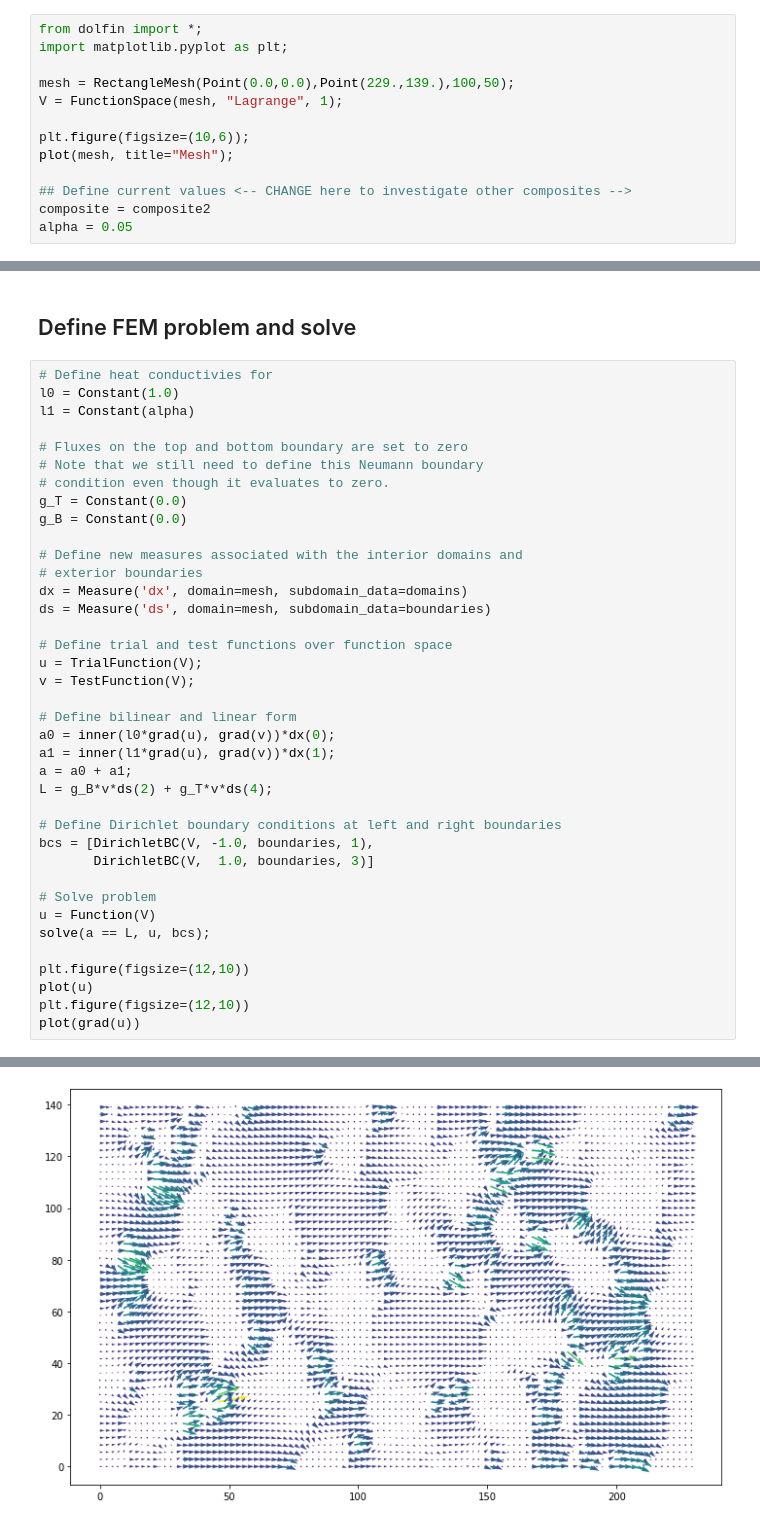
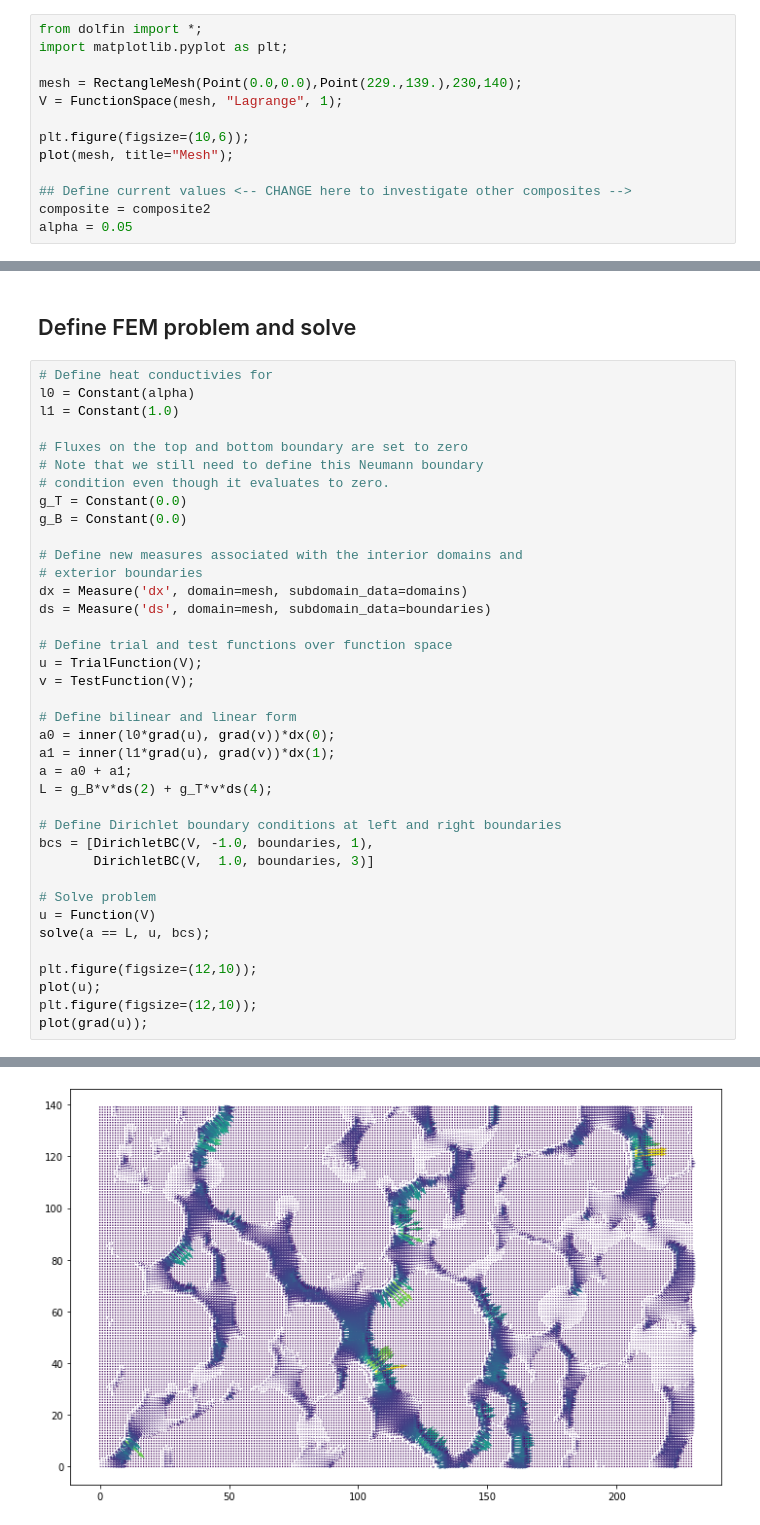
Before and after one commit to MaterialModelling/lab1, a Jupyter notebook: fem_composite.ipynb, the cells around one changed output, grey strips where cells are left out. Drawn from its saved outputs; the diff is of its cells as text.

```diff
--- a/fem_composite.ipynb
+++ b/fem_composite.ipynb
@@ -91,7 +83,7 @@ We will operate on a triangular mesh with piecewise linear functions
 from dolfin import *;
 import matplotlib.pyplot as plt;
 
-mesh = RectangleMesh(Point(0.0,0.0),Point(229.,139.),100,50);
+mesh = RectangleMesh(Point(0.0,0.0),Point(229.,139.),230,140);
 V = FunctionSpace(mesh, "Lagrange", 1);
 
 plt.figure(figsize=(10,6));
@@ -172,8 +164,8 @@ plot(domains);
 ## Define FEM problem and solve
 # %%
 # Define heat conductivies for
-l0 = Constant(1.0)
-l1 = Constant(alpha)
+l0 = Constant(alpha)
+l1 = Constant(1.0)
 
 # Fluxes on the top and bottom boundary are set to zero
 # Note that we still need to define this Neumann boundary
@@ -204,8 +196,8 @@ bcs = [DirichletBC(V, -1.0, boundaries, 1),
 u = Function(V)
 solve(a == L, u, bcs);
 
-plt.figure(figsize=(12,10))
-plot(u)
-plt.figure(figsize=(12,10))
-plot(grad(u))
+plt.figure(figsize=(12,10));
+plot(u);
+plt.figure(figsize=(12,10));
+plot(grad(u));
 # %% [output]
@@ -214 +205 @@ plot(grad(u))
-[figure, old version]
+[figure, new version]
```
Also changed, not shown: parts of 12 cells of this notebook.
